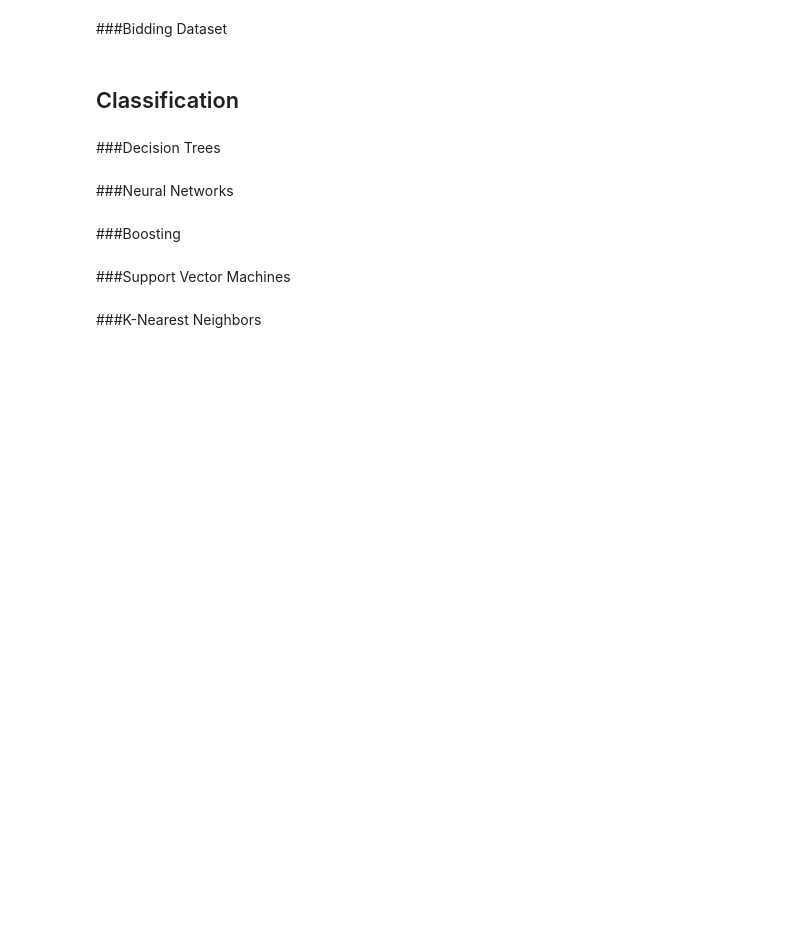
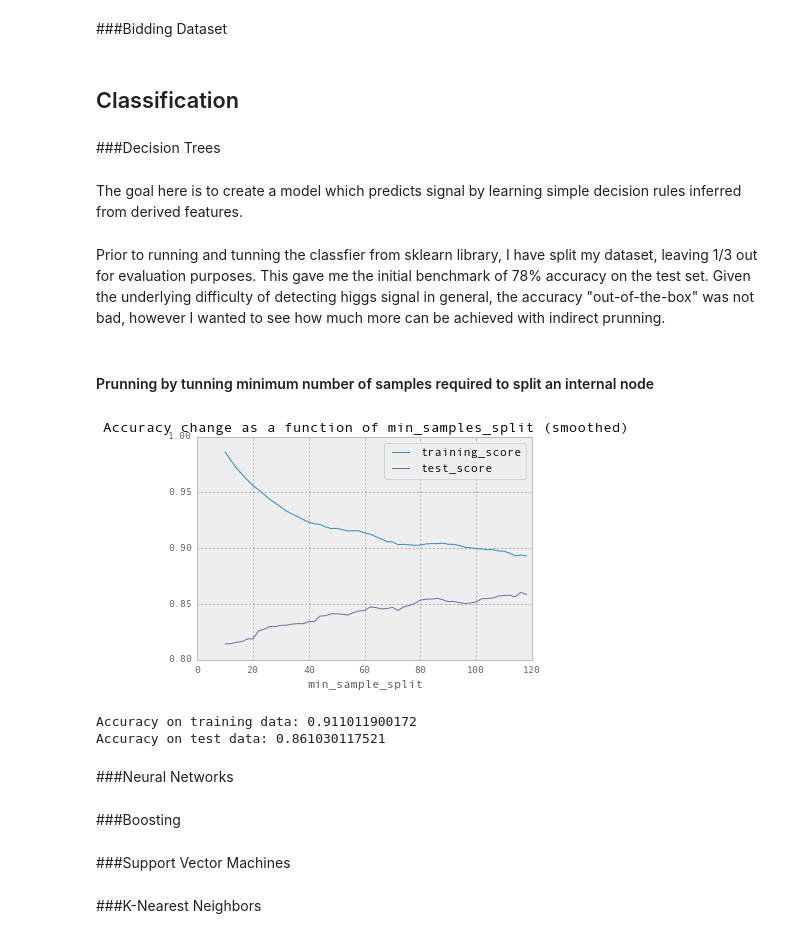
Before and after one commit to sshegheva/bag-of-algorithms, a Jupyter notebook: analysis/notebooks/Supervised Classification.ipynb, the cells around one changed output. Saved outputs shown, nothing was run; the diff lists cells and outputs as text; code cells hidden in the pictures; blank space fills up the shorter version.

Commit message:
Refactoring and adding decision trees to analysis

```diff
--- a/analysis/notebooks/Supervised Classification.ipynb
+++ b/analysis/notebooks/Supervised Classification.ipynb
@@ -56,6 +67,25 @@ print features.shape, weights.shape, labels.shape
 ## Classification
 # %% [markdown]
 ###Decision Trees
+# %% [markdown]
+The goal here is to create a model which predicts signal by learning simple decision rules inferred from derived features.
+# %% [markdown]
+Prior to running and tunning the classfier from sklearn library, I have split my dataset, leaving 1/3 out for evaluation purposes. This gave me the initial benchmark of 78% accuracy on the test set. Given the underlying difficulty of detecting higgs signal in general, the accuracy "out-of-the-box" was not bad, however I wanted to see how much more can be achieved with indirect prunning.
+# %% [markdown]
+#### Prunning by tunning minimum number of samples required to split an internal node
+# %%
+from algo_evaluation.algos import decision_tree as dt
+df = dt.estimate_best_min_samples_split()
+dt.plot_accuracy_function(df)
+# %% [output]
+[figure, added]
+# %%
+training_accuracy, test_accuracy = dt.run_decision_tree(raw_data)
+print 'Accuracy on training data:', training_accuracy
+print 'Accuracy on test data:', test_accuracy
+# %% [output]
+Accuracy on training data: 0.911011900172
+Accuracy on test data: 0.861030117521
 # %% [markdown]
 ###Neural Networks
 # %% [markdown]
```
Also changed, not shown: parts of 9 cells of this notebook, 3 other files.
